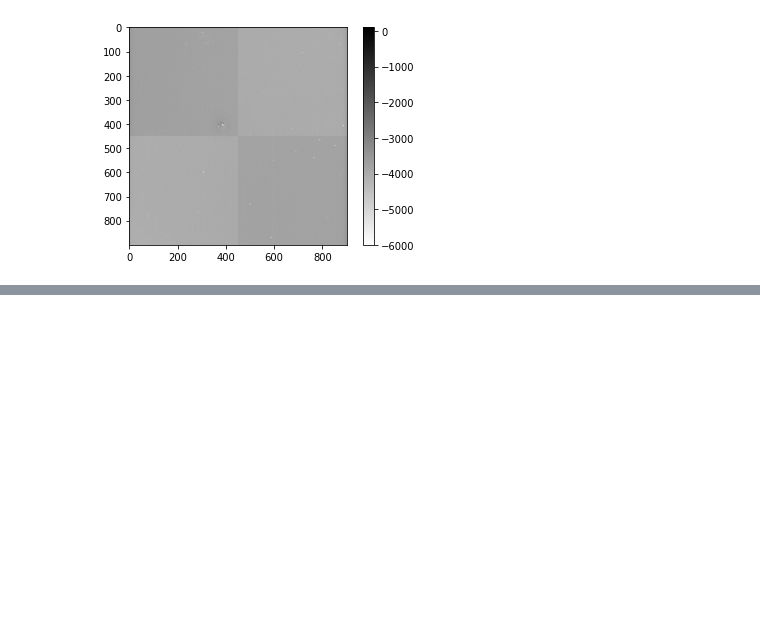
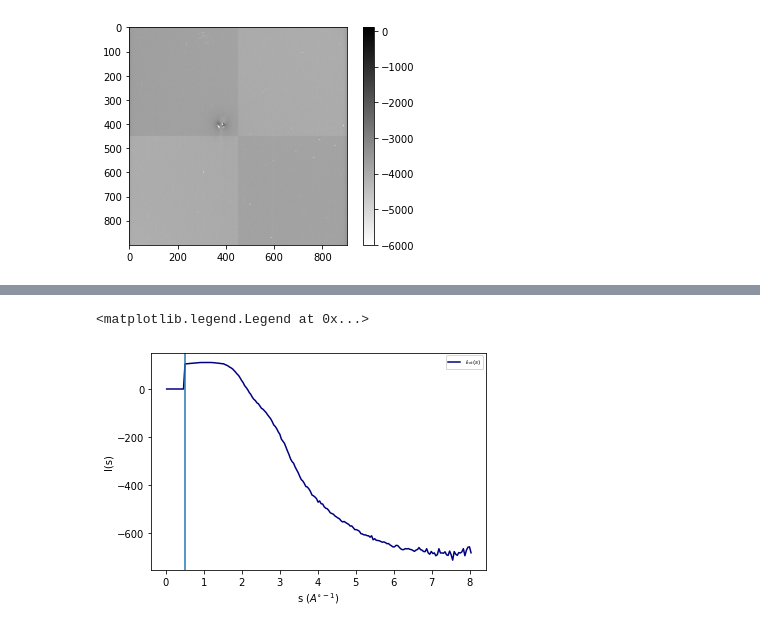
Before and after one commit to meghanad-kayanattil/Electron-diffraction, a Jupyter notebook: Diffraction image cleaner and copier.ipynb, the cells around one changed output, grey strips where cells are left out. Cells and saved outputs as stored; diff of their text form; code cells hidden in the pictures; blank space fills up the shorter version.

```diff
--- a/Diffraction image cleaner and copier.ipynb
+++ b/Diffraction image cleaner and copier.ipynb
@@ -190,0 +261,4 @@ plt.imsave(fname = path_new,arr=final, cmap='gray', format='png')
+# %%
+from diffraction_subfunctions import diffraction_to_azimuthal_avg
+
+s_4us,I_tot = diffraction_to_azimuthal_avg(masked,ycen, xcen)
@@ -190,0 +271,11 @@ plt.imsave(fname = path_new,arr=final, cmap='gray', format='png')
+# %%
+Itot_s2 = np.multiply(I_tot,(np.multiply(s_4us, s_4us)))
+plt.plot(s_4us, I_tot, label = '$I_{tot}(s)$', color = 'navy')
+#plt.plot(s_4us, Itot_s2, label = '$I_{tot}(s)$', color = 'brown')
+plt.xlabel('s ($A^{\circ-1}$)')
+plt.ylabel('I(s)')
+plt.axvline(0.5)
+plt.legend(fontsize = 'xx-small', loc=1)
+# %% [output]
+<matplotlib.legend.Legend at 0x...>
+[figure, added]
```
Also changed, not shown: parts of 13 cells of this notebook, 19 other files.
